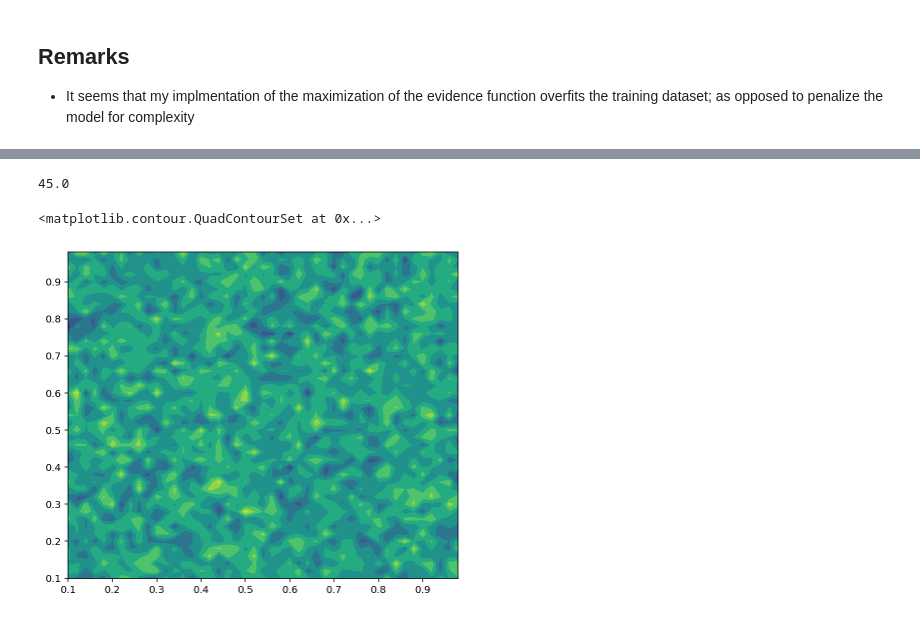
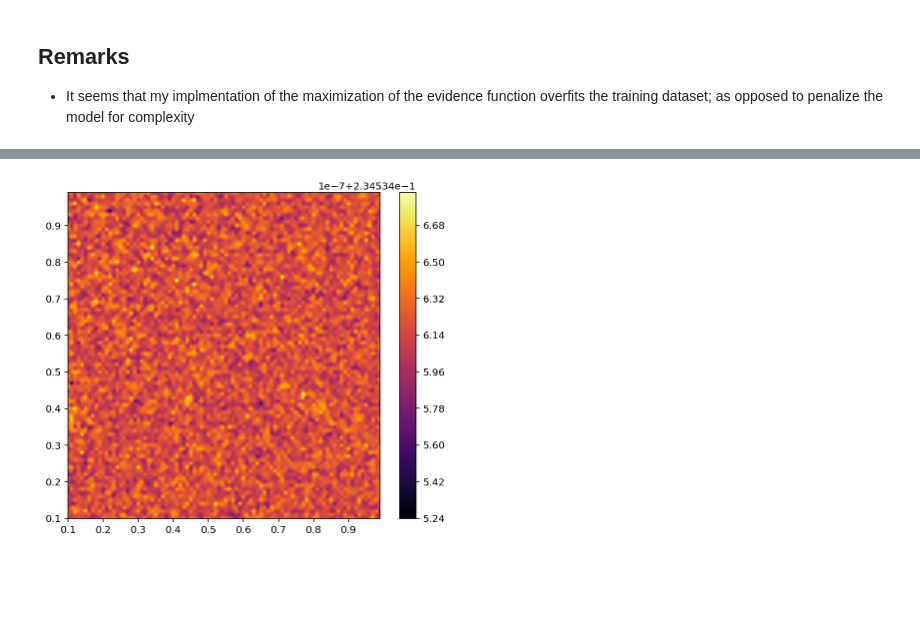
Before and after one commit to gerdm/prml, a Jupyter notebook: chapter3/evidence-approximation.ipynb, the cells around one changed output, grey strips where cells are left out. Cells and saved outputs as stored; diff of their text form; code cells hidden in the pictures; blank space fills up the shorter version.

```diff
--- a/chapter3/evidence-approximation.ipynb
+++ b/chapter3/evidence-approximation.ipynb
@@ -243,10 +236,0 @@ Running the cell below repeatedly shows that $\beta$ tends to be incredibly ines
-# %%
-N = Phi.shape[0]
-alpha = new_alpha
-beta = 1 / new_beta
-lambdas = phi_eigs * beta
-mN, _ = posterior(Phi, t_train, alpha, beta)
-gamma = (lambdas / (lambdas + alpha)).sum()
-new_alpha = gamma / np.asscalar(mN.T @ mN)
-new_beta = np.sum((t_train[:, np.newaxis] - Phi @ mN) ** 2) / (N - gamma)
-print(new_alpha, new_beta)
@@ -255,5 +239,5 @@ print(new_alpha, new_beta)
 # %%
-alpha, beta = 0.01, 0.1
+alpha, beta = 0.01, -.5
 
 ## Model selection ##
 M = 10 # gaussian basis functions + bias term
@@ -262,7 +246,7 @@ Phi = gaussian_design_matrix(x_train, mus, s)
 N = Phi.shape[0]
 
 delta_alpha, delta_beta = np.inf, np.inf
-tol = 1e-3
+tol = 2e-5
 alpha_hist, beta_hist = [], []
 phi_eigs = eigvals(Phi.T @ Phi)
 mN, SN_inv = posterior(Phi, t_train, alpha, beta)
@@ -318,4 +303,5 @@ from numpy.linalg import norm
 # %%
+M = 10
 mus = np.linspace(0, 1, M)
 Phi = gaussian_design_matrix(x_train, mus, s)
 
@@ -323,10 +309,3 @@ Ncv = 5
 x_cv = np.linspace(0, 1, Ncv)
 t_cv = np.sin(2 * np.pi * x_cv) + randn(Ncv) / precision
 Phi_cv = gaussian_design_matrix(x_cv, mus, s)
-
-errs = []
-alphxa, beta = 0.1, -1
-for bi in np.linspace(-1, 1, 50):
-    mN, SN = posterior(Phi, t_train, alpha, bi)
-    err = norm(Phi_cv @ mN - t_cv[:, np.newaxis]) ** 2
-    errs.append(err)
@@ -355,22 +312,20 @@ array([[[-1.  , -1.  , -1.  , ..., -1.  , -1.  , -1.  ],
-# %%
-t, b = 1, 0.1
-(t - b) / 0.02
-# %% [output]
-45.0
 # %%
-ab_mat = np.mgrid[0.1:1:0.02, 0.1:1:0.02]
+top, bottom, step = 1, 0.1, 0.01
+nvals = int((top - bottom) / step)
+
+ab_mat = np.mgrid[bottom:top:step, bottom:top:step]
 #ab_mat.reshape(2, -1).T.reshape(200, 200, 2).T[::-1]
 coefs = ab_mat.reshape(2, -1).T
 errs = []
 for ai, bi in coefs:
     mN, SN = posterior(Phi, t_train, ai, bi)
-    err = norm(Phi_cv @ mN - t_cv[:, np.newaxis]) ** 21
+    err = norm(Phi_cv @ mN - t_cv[:, np.newaxis]) ** 2
     errs.append(err)
 
-errs = np.array(errs).reshape(45, 45, 1).T[::-1]
+errs = np.array(errs).reshape(nvals, nvals, 1).T[::-1][0]
 # %%
 plt.figure(figsize=(7, 6))
-plt.contourf(*ab_mat, errs[0])
+plt.contourf(*ab_mat, errs, cmap="inferno", levels=100)
+plt.colorbar();
 # %% [output]
-<matplotlib.contour.QuadContourSet at 0x...>
-[figure, old version]
+[figure, new version]
```
Also changed, not shown: parts of 15 cells of this notebook.
